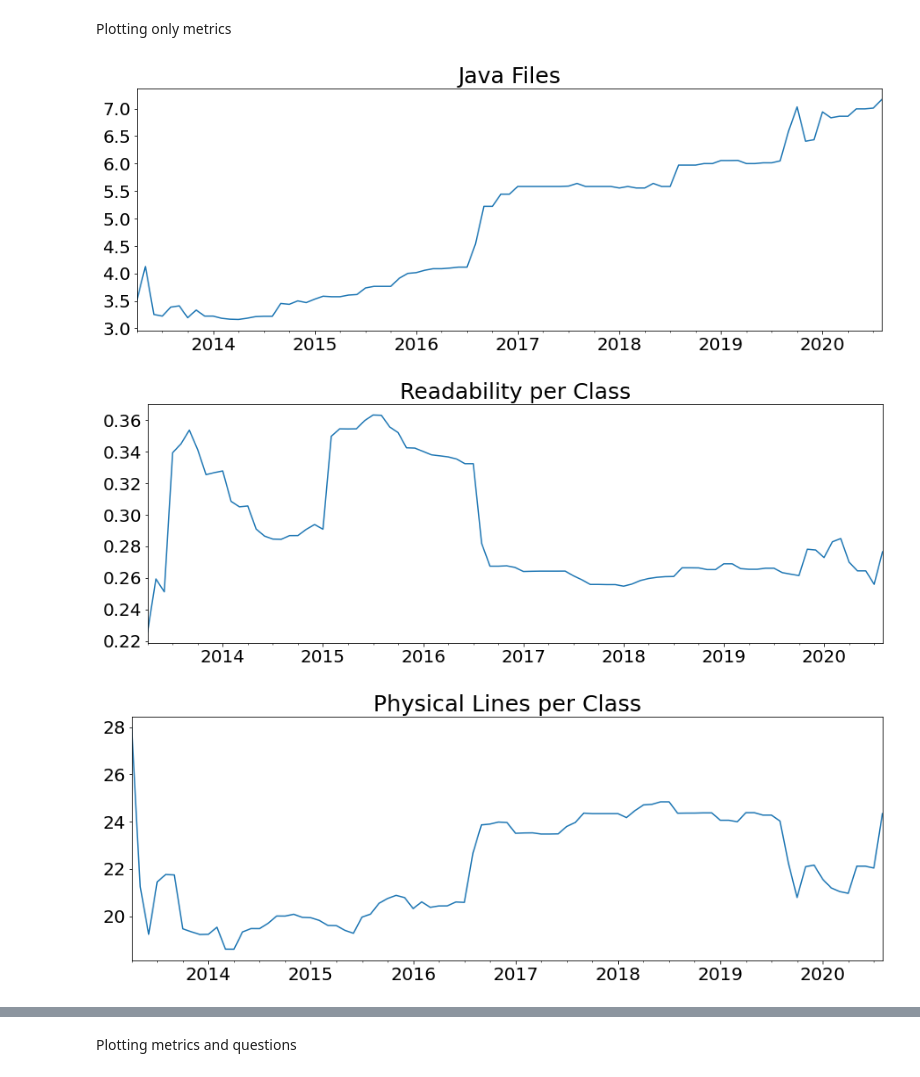
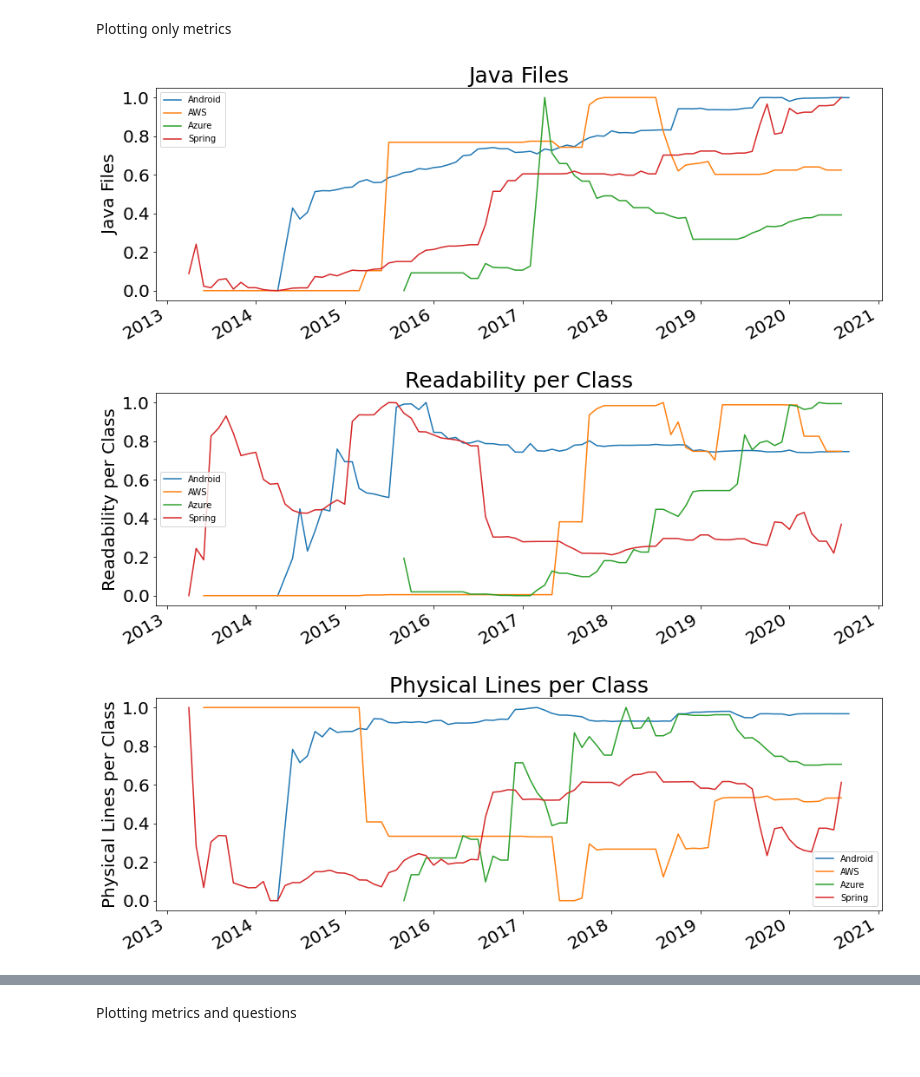
Before and after one commit to researchgroupsoma/SBES2022-CodeSamples, a Jupyter notebook: 5-PlottingGraphics/2-SeparetedFramework/1-PlottingMetrics.ipynb, the cells around one changed output, grey strips where cells are left out. Cells and saved outputs as stored; diff of their text form; code cells hidden in the pictures.

```diff
--- a/5-PlottingGraphics/2-SeparetedFramework/1-PlottingMetrics.ipynb
+++ b/5-PlottingGraphics/2-SeparetedFramework/1-PlottingMetrics.ipynb
@@ -9,2 +22,2 @@ spring = pd.read_csv("..\\..\\3-DataMerge\\2-SeparetedFramework\\spring.csv", in
 # %%
-allMetricsAndQuestions = spring
+allMetricsAndQuestions = [android, aws, azure, spring]
@@ -29,24 +24,33 @@ time
-# %%
-allMetricsAndQuestions.set_index(pd.to_datetime(time), inplace=True)
+# %%
+allMetricsAndQuestions = [normalize(framework) for framework in allMetricsAndQuestions]
 # %% [markdown]
 Plotting only metrics
 # %%
 def plot(data, title, metric, ylabel, xlabel):
-    subplot = data.plot(figsize=(15,5), fontsize=20)
+    metrics = [metrics[metric] for metrics in allMetricsAndQuestions]
+
+    metrics[0] = metrics[0].rename("Android")
+    metrics[1] = metrics[1].rename("AWS")
+    metrics[2] = metrics[2].rename("Azure")
+    metrics[3] = metrics[3].rename("Spring")
+
+
+    subplots = [metric.plot(figsize=(15,5), fontsize=20, legend=True) for metric in metrics]
+    subplot = subplots[-1]
     subplot.set_title(title, fontsize=25)
     subplot.set_ylabel(ylabel, fontsize=20)
     subplot.set_xlabel(xlabel, fontsize=20)
     #     subplot.figure.savefig(metric+".pdf",bbox_inches = 'tight')
 # %%
-plot(allMetricsAndQuestions["numberJavaFiles"], "Java Files", "Java Files", "", "")
+plot(allMetricsAndQuestions, "Java Files", "numberJavaFiles", "Java Files", "")
 # %% [output]
-[figure, old version]
+[figure, new version]
 # %%
-plot(allMetricsAndQuestions["readability"], "Readability per Class", "", "", "")
+plot(allMetricsAndQuestions, "Readability per Class", "readability",  "Readability per Class", "")
 # %% [output]
-[figure, old version]
+[figure, new version]
 # %%
-plot(allMetricsAndQuestions["CountLine"], "Physical Lines per Class", "", "", "")
+plot(allMetricsAndQuestions, "Physical Lines per Class", "CountLine", "Physical Lines per Class", "")
 # %% [output]
-[figure, old version]
+[figure, new version]
 # %%
```
Also changed, not shown: parts of 14 cells of this notebook, 11 other files.
